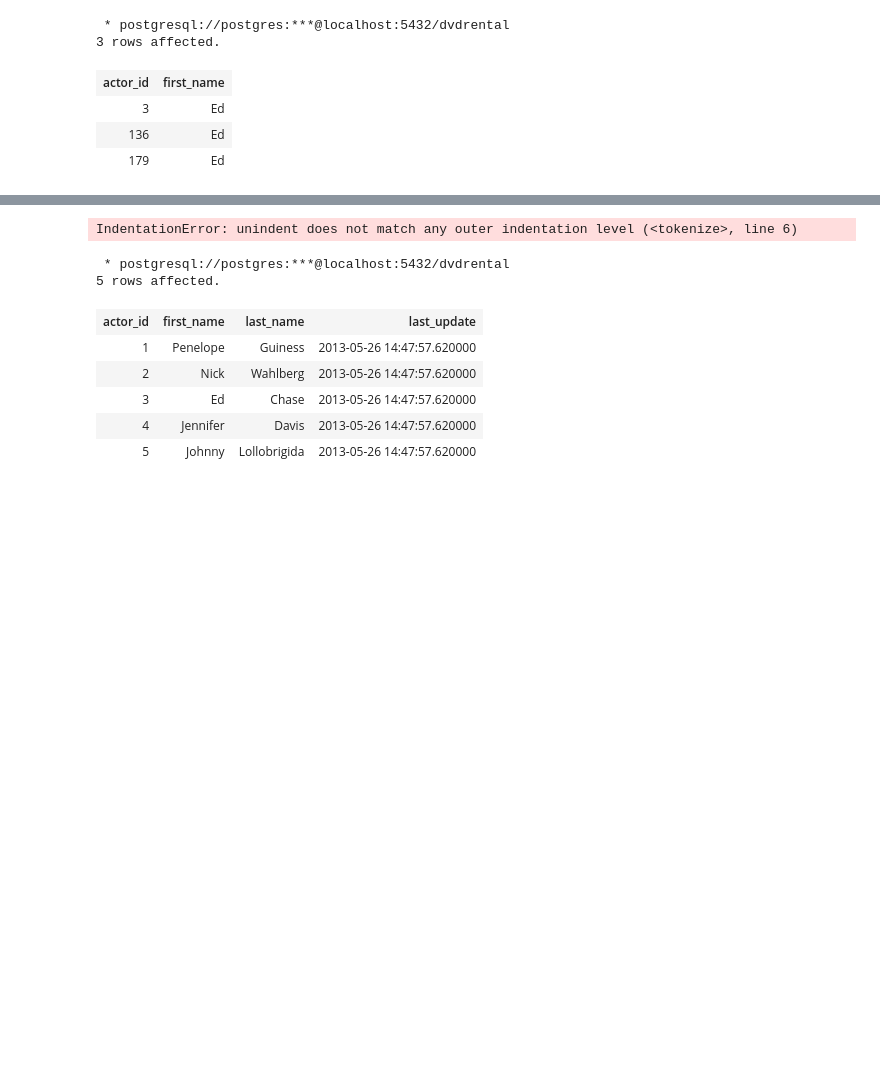
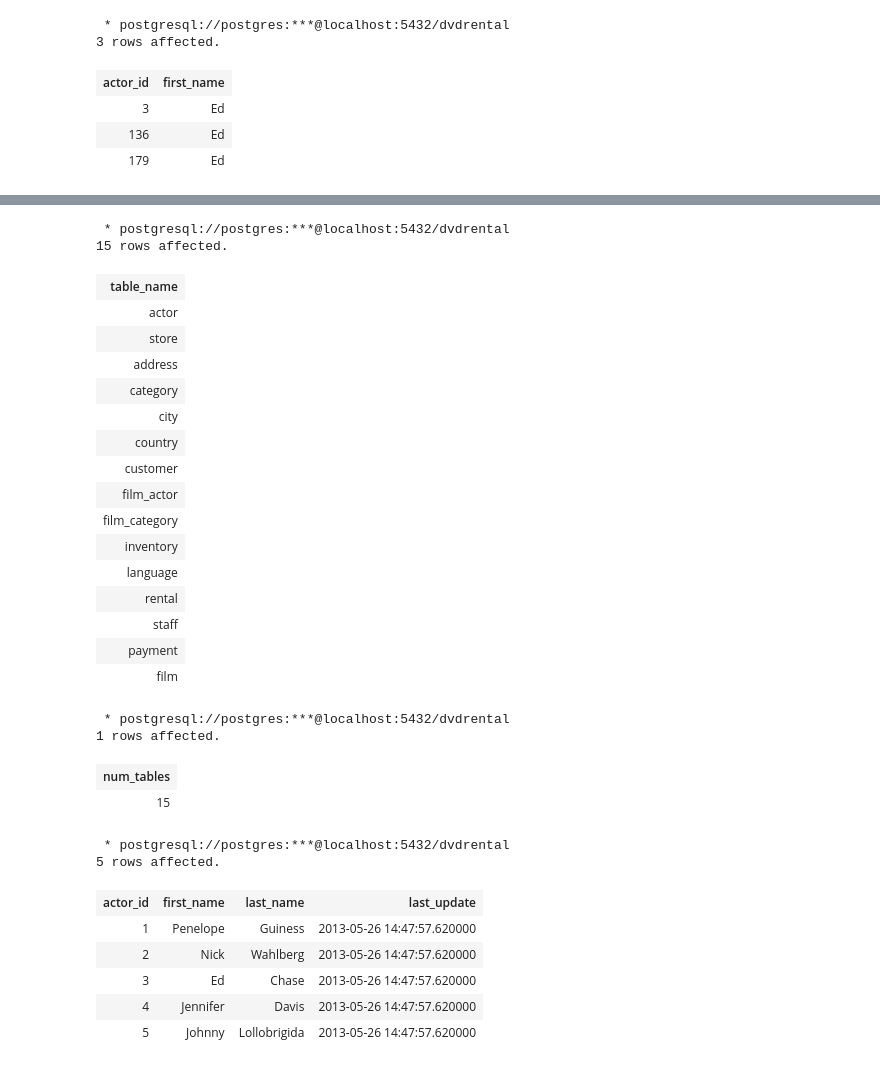
Before and after one commit to digital-tyler/diy_database, a Jupyter notebook: database_sample_data.ipynb, the cells around one changed output, grey strips where cells are left out. Cells and saved outputs as stored; diff of their text form; code cells hidden in the pictures; blank space fills up the shorter version.

```diff
--- a/database_sample_data.ipynb
+++ b/database_sample_data.ipynb
@@ -60,13 +82,46 @@ WHERE first_name = 'Ed'
 # %%
-# List out all tables that
 %%sql
 
+-- List out all tables that exist in the database
+
 SELECT table_name
-  FROM information_schema.tables
- WHERE table_schema='public'
-   AND table_type='BASE TABLE';
+FROM information_schema.tables
+WHERE table_schema='public'
+AND table_type='BASE TABLE';
 # %% [output]
-IndentationError: unindent does not match any outer indentation level (<tokenize>, line 6)
+ * postgresql://postgres:***@localhost:5432/dvdrental
+15 rows affected.
+| table_name |
+| actor |
+| store |
+| address |
+| category |
+| city |
+| country |
+| customer |
+| film_actor |
+| film_category |
+| inventory |
+| language |
+| rental |
+| staff |
+| payment |
+| film |
+# %%
+%%sql
+
+-- Summarizing the total number of tables available in this database
+
+SELECT count(distinct table_name) as num_tables
+FROM information_schema.tables
+WHERE 1=1
+AND table_schema = 'public'
+AND table_type = 'BASE TABLE'
+# %% [output]
+ * postgresql://postgres:***@localhost:5432/dvdrental
+1 rows affected.
+| num_tables |
+| 15 |
 # %%
 %%sql
 
```
Also changed, not shown: parts of 8 cells of this notebook.
